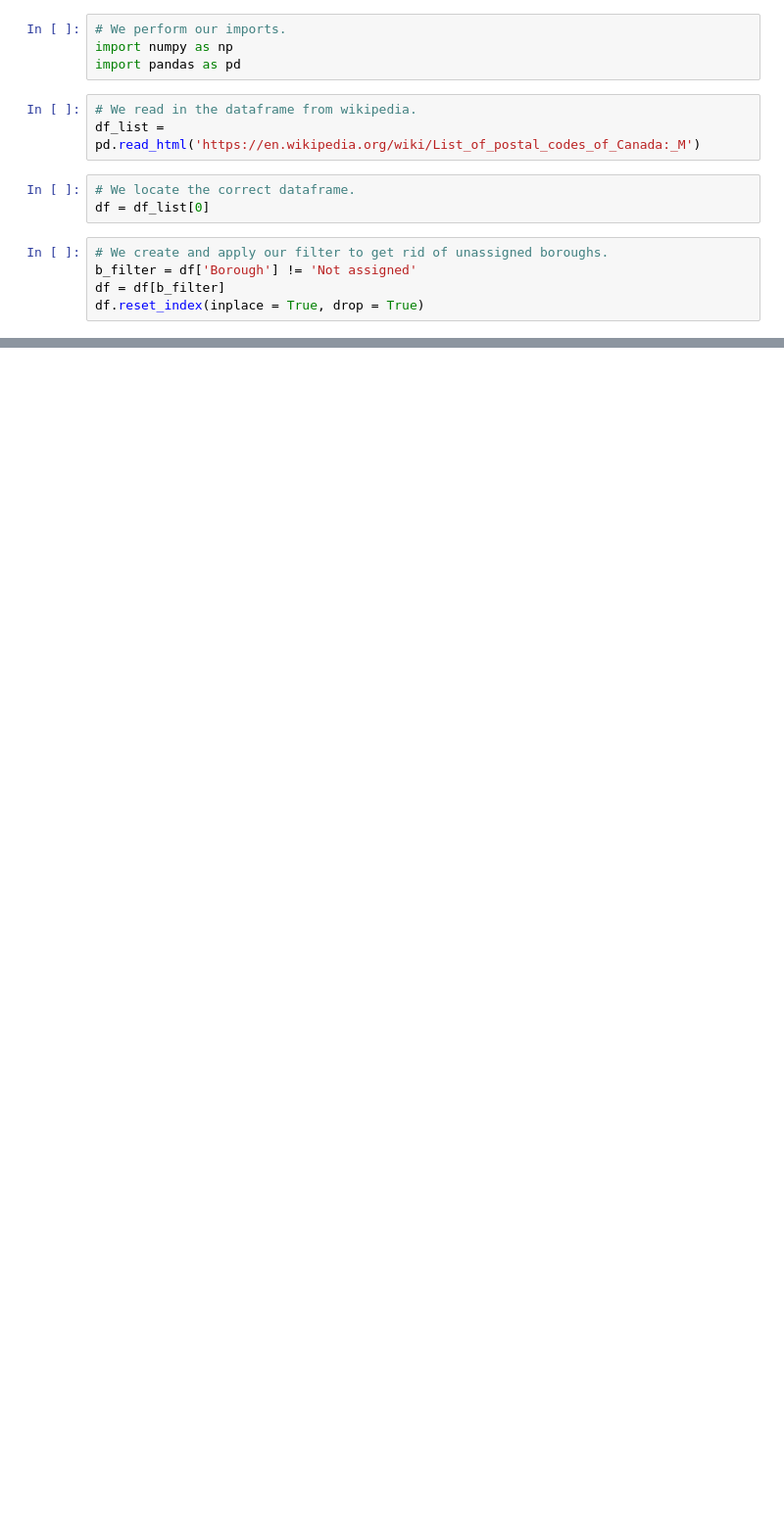
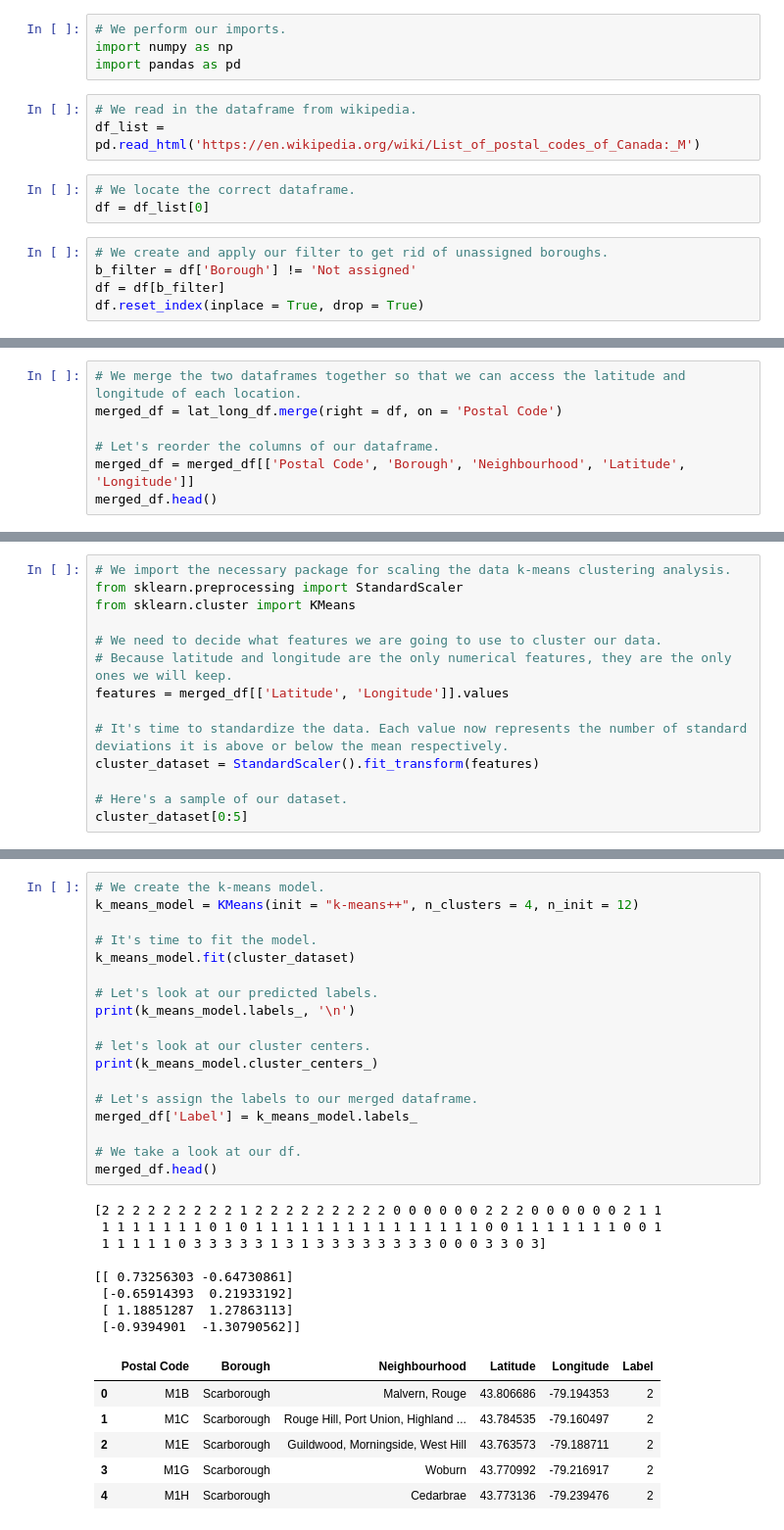
Before and after one commit to samjohnson1357/Coursera_Capstone, a Jupyter notebook: Segmenting and Clustering Neighborhoods in Toronto.ipynb, the cells around one changed output, grey strips where cells are left out. Shown: that part at 98% size. Saved outputs shown, nothing was run; the diff lists cells and outputs as text; blank space fills up the shorter version.

```diff
--- a/Segmenting and Clustering Neighborhoods in Toronto.ipynb
+++ b/Segmenting and Clustering Neighborhoods in Toronto.ipynb
@@ -24,0 +51,7 @@ df.shape
+# %%
+# We merge the two dataframes together so that we can access the latitude and longitude of each location.
+merged_df = lat_long_df.merge(right = df, on = 'Postal Code')
+
+# Let's reorder the columns of our dataframe.
+merged_df = merged_df[['Postal Code', 'Borough', 'Neighbourhood', 'Latitude', 'Longitude']]
+merged_df.head()
@@ -24,0 +69,14 @@ df.shape
+# %%
+# We import the necessary package for scaling the data k-means clustering analysis.
+from sklearn.preprocessing import StandardScaler
+from sklearn.cluster import KMeans
+
+# We need to decide what features we are going to use to cluster our data.
+# Because latitude and longitude are the only numerical features, they are the only ones we will keep.
+features = merged_df[['Latitude', 'Longitude']].values
+
+# It's time to standardize the data. Each value now represents the number of standard deviations it is above or below the mean respectively.
+cluster_dataset = StandardScaler().fit_transform(features)
+
+# Here's a sample of our dataset.
+cluster_dataset[0:5]
@@ -24,0 +91,33 @@ df.shape
+# %%
+# We create the k-means model.
+k_means_model = KMeans(init = "k-means++", n_clusters = 4, n_init = 12)
+
+# It's time to fit the model.
+k_means_model.fit(cluster_dataset)
+
+# Let's look at our predicted labels.
+print(k_means_model.labels_, '\n')
+
+# let's look at our cluster centers.
+print(k_means_model.cluster_centers_)
+
+# Let's assign the labels to our merged dataframe.
+merged_df['Label'] = k_means_model.labels_
+
+# We take a look at our df.
+merged_df.head()
+# %% [output]
+[2 2 2 2 2 2 2 2 2 1 2 2 2 2 2 2 2 2 2 0 0 0 0 0 0 2 2 2 0 0 0 0 0 0 2 1 1
+ 1 1 1 1 1 1 1 0 1 0 1 1 1 1 1 1 1 1 1 1 1 1 1 1 1 0 0 1 1 1 1 1 1 1 0 0 1
+ 1 1 1 1 1 0 3 3 3 3 3 1 3 1 3 3 3 3 3 3 3 3 0 0 0 3 3 0 3]
+
+[[ 0.73256303 -0.64730861]
+ [-0.65914393  0.21933192]
+ [ 1.18851287  1.27863113]
+ [-0.9394901  -1.30790562]]
+|  | Postal Code | Borough | Neighbourhood | Latitude | Longitude | Label |
+| 0 | M1B | Scarborough | Malvern, Rouge | 43.806686 | -79.194353 | 2 |
+| 1 | M1C | Scarborough | Rouge Hill, Port Union, Highland ... | 43.784535 | -79.160497 | 2 |
+| 2 | M1E | Scarborough | Guildwood, Morningside, West Hill | 43.763573 | -79.188711 | 2 |
+| 3 | M1G | Scarborough | Woburn | 43.770992 | -79.216917 | 2 |
+| 4 | M1H | Scarborough | Cedarbrae | 43.773136 | -79.239476 | 2 |
```
Also changed, not shown: parts of 12 cells of this notebook.
